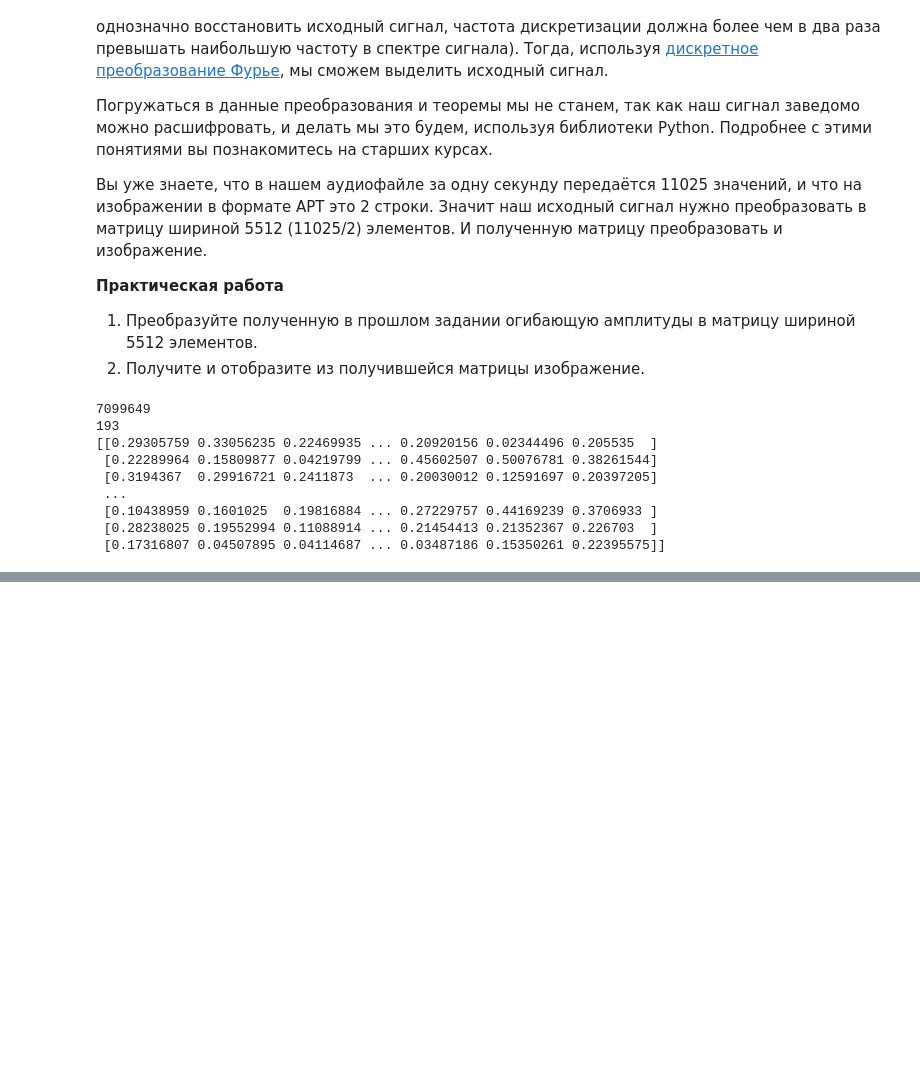
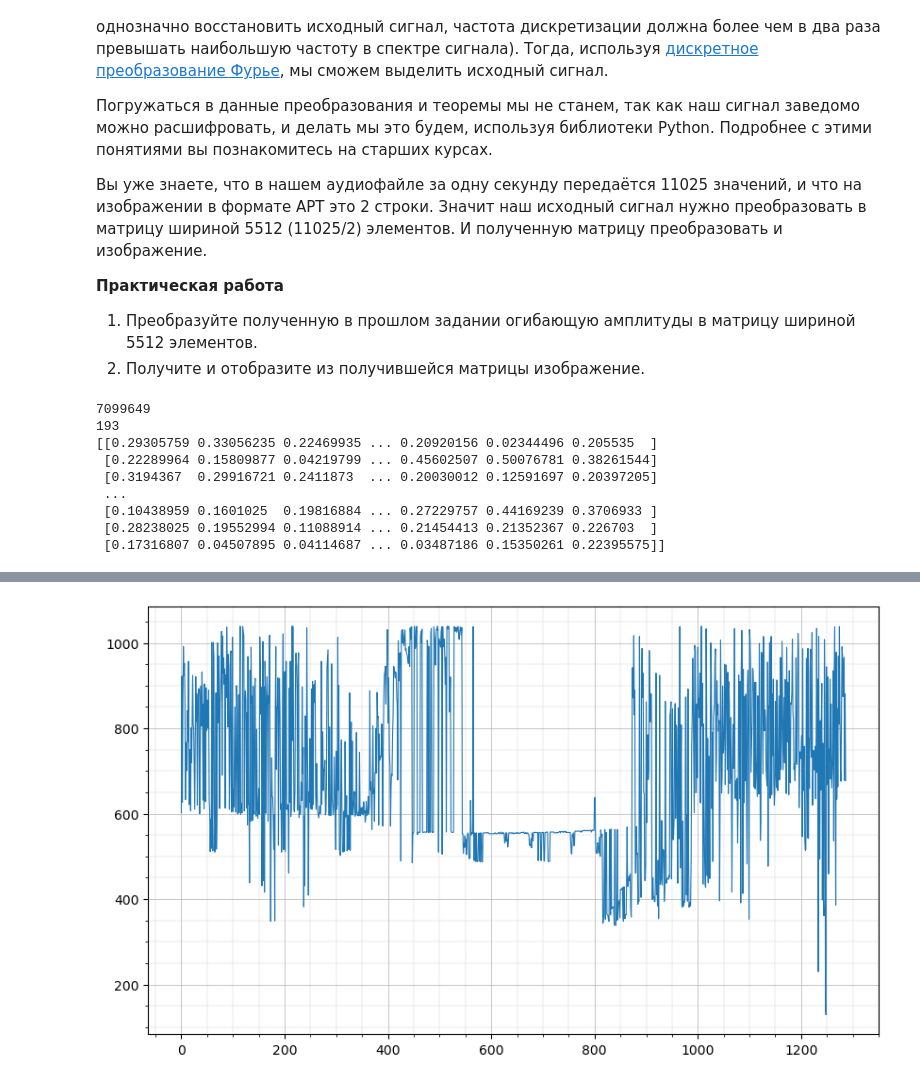
Before and after one commit to OlegSanMos/Geoinfa, a Jupyter notebook: Theory/8-APT-2.ipynb, the cells around one changed output, grey strips where cells are left out. Cells and saved outputs as stored; diff of their text form; code cells hidden in the pictures; blank space fills up the shorter version.

```diff
--- a/Theory/8-APT-2.ipynb
+++ b/Theory/8-APT-2.ipynb
@@ -202,0 +247,14 @@ plt.show()
+# %%
+indexes = []
+i = 0
+ind = 0
+while i < len(matrix):
+    minind = []
+    for ind in range(1040):
+        part = matrix[i][ind : ind + len(mas)]
+        minind.append(abs((part - mas).sum()))
+    indexes.append(np.array(minind).argmin())
+    i += 1
+    print(i)
+
+indexes = np.array(indexes)
@@ -202,0 +279,11 @@ plt.show()
+# %%
+fig, ax = plt.subplots(figsize=(10, 6), dpi=100)
+ax.plot(indexes, linewidth=0.8)
+
+ax.grid(which="major", linewidth=0.5)
+ax.grid(which="minor", linestyle='--', linewidth=0.25)
+plt.minorticks_on()
+
+plt.show()
+# %% [output]
+[figure, added]
```
Also changed, not shown: parts of 11 cells of this notebook.
